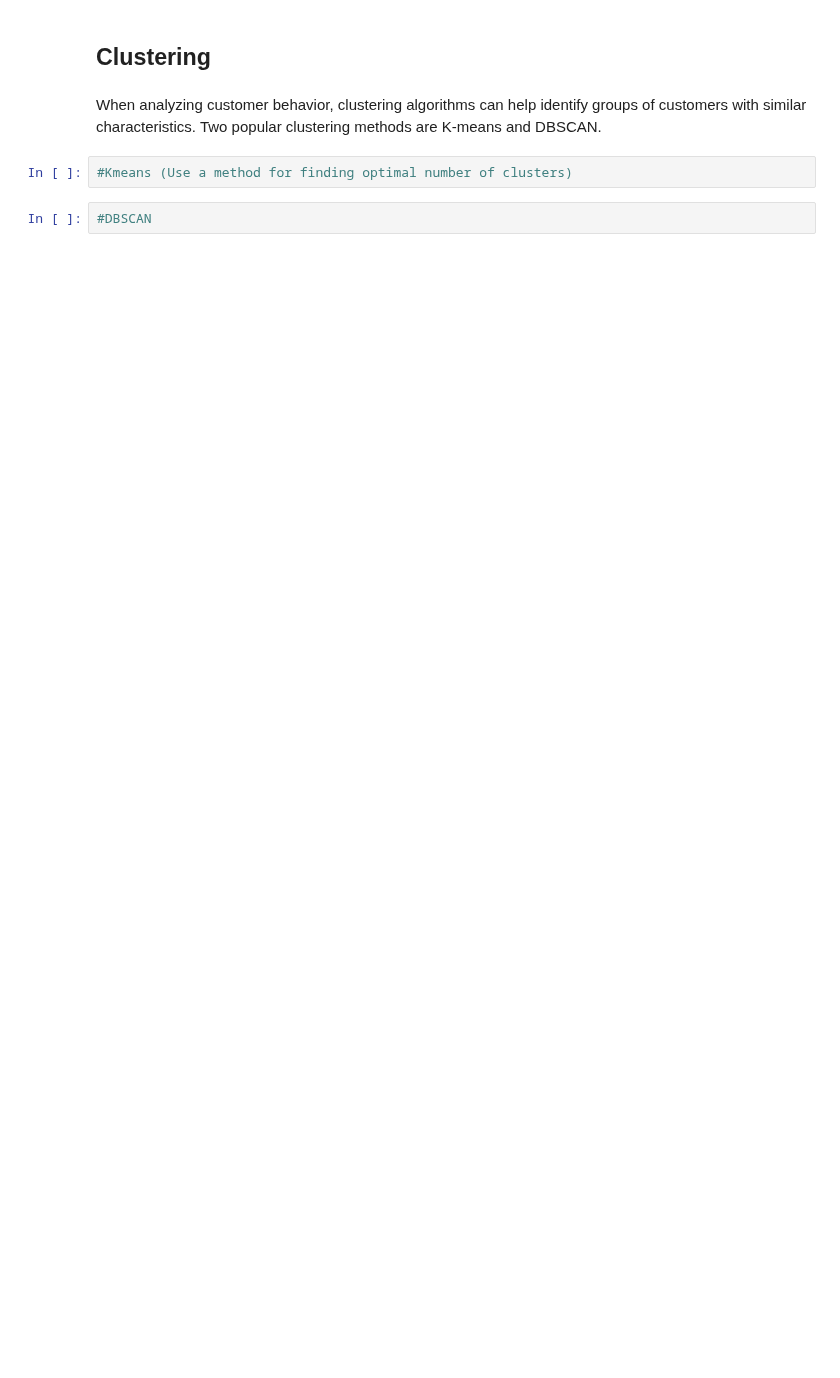
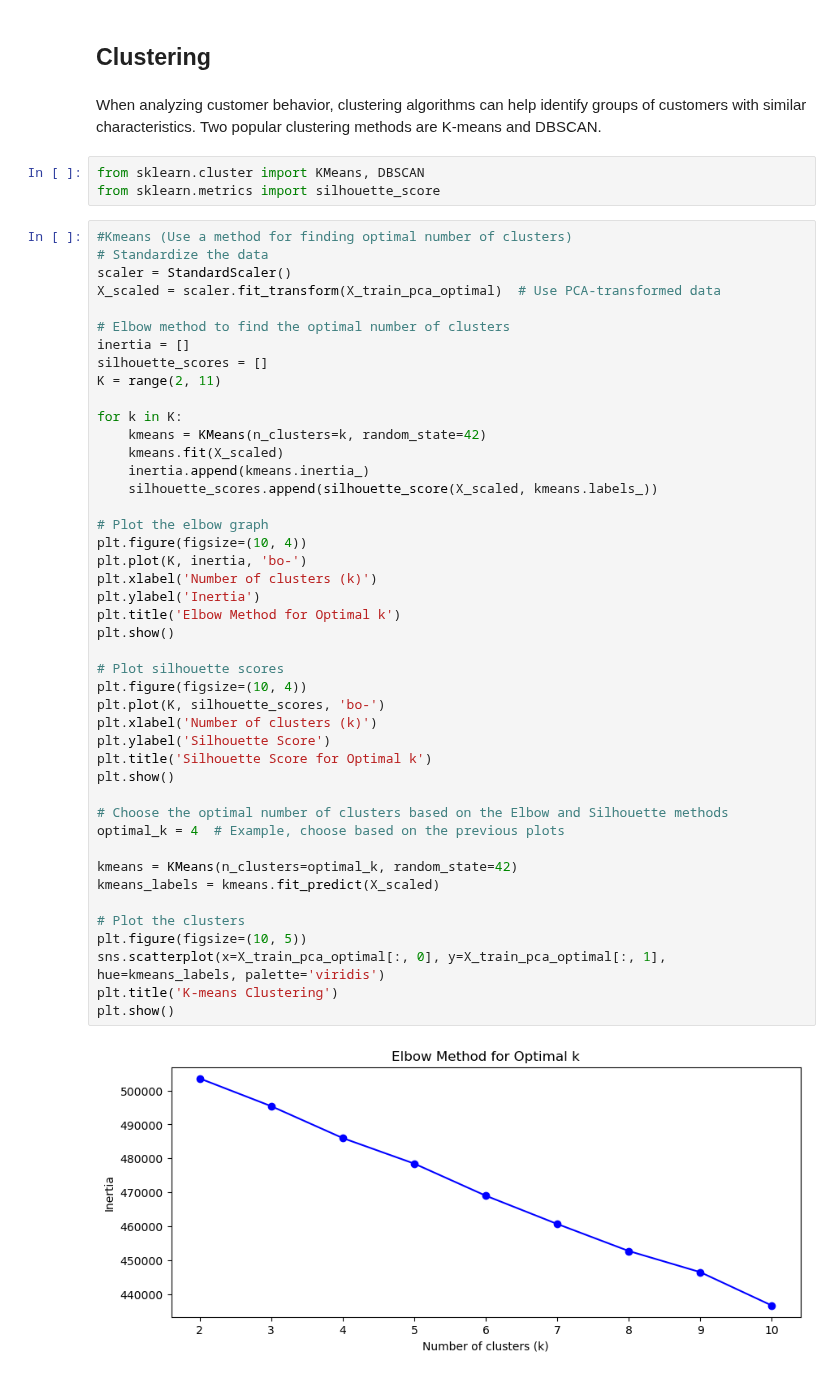
Before and after one commit to mmahdin/Data-Mining-Projects, a Jupyter notebook: DM-Project3-Clf/P3.ipynb, the cells around one changed output. Saved outputs shown, nothing was run; the diff lists cells and outputs as text; blank space fills up the shorter version.

```diff
--- a/DM-Project3-Clf/P3.ipynb
+++ b/DM-Project3-Clf/P3.ipynb
@@ -549,7 +606,52 @@ choose the best model from last section based on the evalutiona metrics and bar
 ## Clustering
 # %% [markdown]
 When analyzing customer behavior, clustering algorithms can help identify groups of customers with similar characteristics. Two popular clustering methods are K-means and DBSCAN.
-# %%
-#Kmeans (Use a method for finding optimal number of clusters)
-# %%
-#DBSCAN
+# %%
+from sklearn.cluster import KMeans, DBSCAN
+from sklearn.metrics import silhouette_score
+# %%
+#Kmeans (Use a method for finding optimal number of clusters)
+# Standardize the data
+scaler = StandardScaler()
+X_scaled = scaler.fit_transform(X_train_pca_optimal)  # Use PCA-transformed data
+
+# Elbow method to find the optimal number of clusters
+inertia = []
+silhouette_scores = []
+K = range(2, 11)
+
+for k in K:
+    kmeans = KMeans(n_clusters=k, random_state=42)
+    kmeans.fit(X_scaled)
+    inertia.append(kmeans.inertia_)
+    silhouette_scores.append(silhouette_score(X_scaled, kmeans.labels_))
+
+# Plot the elbow graph
+plt.figure(figsize=(10, 4))
+plt.plot(K, inertia, 'bo-')
+plt.xlabel('Number of clusters (k)')
+plt.ylabel('Inertia')
+plt.title('Elbow Method for Optimal k')
+plt.show()
+
+# Plot silhouette scores
+plt.figure(figsize=(10, 4))
+plt.plot(K, silhouette_scores, 'bo-')
+plt.xlabel('Number of clusters (k)')
+plt.ylabel('Silhouette Score')
+plt.title('Silhouette Score for Optimal k')
+plt.show()
+
+# Choose the optimal number of clusters based on the Elbow and Silhouette methods
+optimal_k = 4  # Example, choose based on the previous plots
+
+kmeans = KMeans(n_clusters=optimal_k, random_state=42)
+kmeans_labels = kmeans.fit_predict(X_scaled)
+
+# Plot the clusters
+plt.figure(figsize=(10, 5))
+sns.scatterplot(x=X_train_pca_optimal[:, 0], y=X_train_pca_optimal[:, 1], hue=kmeans_labels, palette='viridis')
+plt.title('K-means Clustering')
+plt.show()
+# %% [output]
+[figure, added]
```
Also changed, not shown: parts of 9 cells of this notebook.
